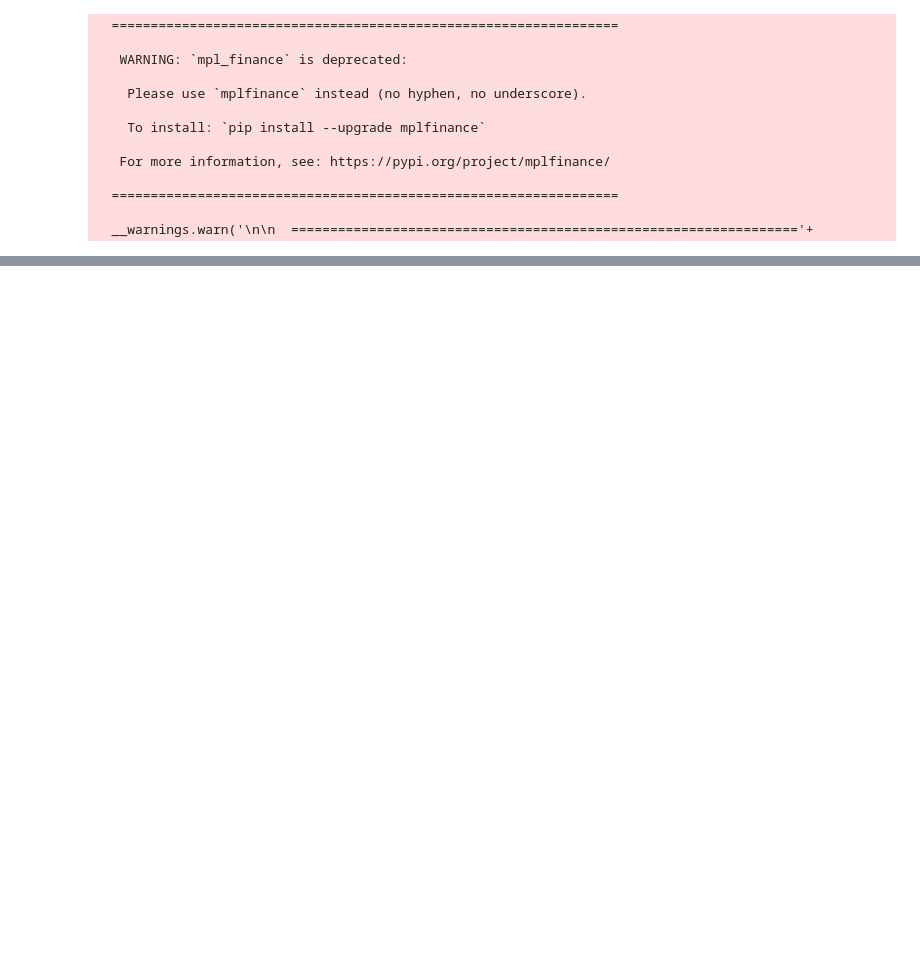
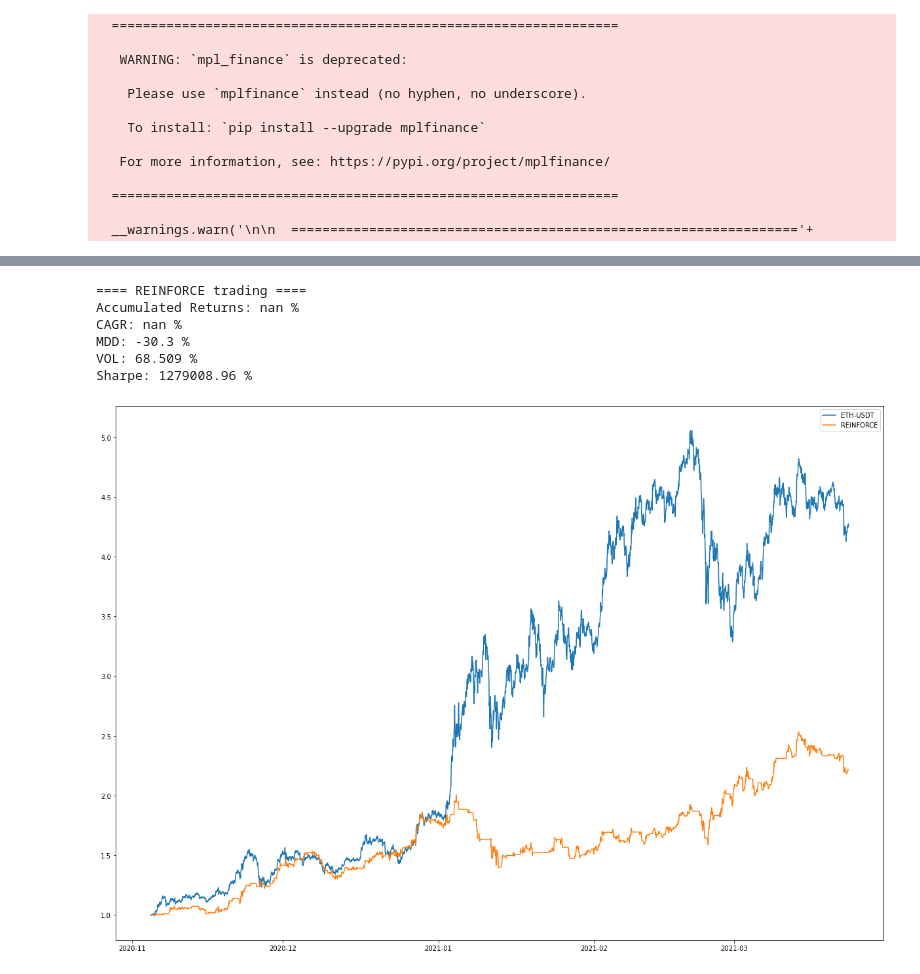
Before and after one commit to choij1589/SystemTrading, a Jupyter notebook: ReinforceTrading/REINFORCE.ipynb, the cells around one changed output, grey strips where cells are left out. Drawn from its saved outputs; the diff is of its cells as text; code cells hidden in the pictures; blank space fills up the shorter version.

```diff
--- a/ReinforceTrading/REINFORCE.ipynb
+++ b/ReinforceTrading/REINFORCE.ipynb
@@ -278,0 +361,60 @@ NameError: name 'pi' is not defined
+# %%
+val_states = val_sample.to_numpy()
+ref = val_sample[['close']].copy()
+ref['number'] = ref.index.map(mdates.date2num)
+ref['reward'] = 1. + ref['close'].pct_change()
+ref['total_reward'] = ref['reward'].cumprod()
+
+#  Buy and hold
+book = val_sample[['close']].copy()
+book['number'] = book.index.map(mdates.date2num)
+book['reward'] = 1.
+book['total_reward'] = 1.
+book['action'] = False
+for i, idx in enumerate(book.index):
+    state = train_states[i][5:]
+    prob = pi(torch.from_numpy(state).float())
+    m = Categorical(prob)
+    action = m.sample().item()
+    if action == 0:
+        book.loc[idx, 'reward'] = 1.
+    else:
+        book.loc[idx, 'action'] = True
+        book.loc[idx, 'reward'] = ref.shift(-1).loc[idx, 'close']/ref.loc[idx, 'close']
+
+total_reward = 1.
+for idx in book.index:
+    total_reward *= book.loc[idx, 'reward']
+    book.loc[idx, 'total_reward'] = total_reward
+CAGR = book['total_reward'].iloc[-1]**(365*24/len(book.index)) - 1.
+historical_max = book['total_reward'].cummax()
+daily_drawdown = book['total_reward']/historical_max - 1.
+historical_dd = daily_drawdown.cummin()
+MDD = historical_dd.min()
+VOL = np.std(book['reward'])*np.sqrt(365.*24)
+Sharpe = (np.mean(book['reward'])/np.std(book['reward'])*np.sqrt(365.*24))
+
+print("==== REINFORCE trading ====")
+print("Accumulated Returns:", round((total_reward-1.)*100, 2), "%")
+print("CAGR:", round(CAGR*100, 2), "%")
+print("MDD:", round(MDD*100, 2), "%")
+print("VOL:", round(VOL*100, 3), "%")
+print("Sharpe:", round(Sharpe*100,2), "%")
+
+plt.figure(figsize=(21, 15))
+#plt.yscale('log')
+#for coin in samples.keys():
+#    plt.plot(samples[coin].index, samples[coin].total_reward, label=coin)
+plt.plot(ref.index, ref.total_reward, label="ETH-USDT")
+plt.plot(book.index, book.total_reward, label="REINFORCE")
+plt.legend(loc='best')
+
+plt.show()
+# %% [output]
+==== REINFORCE trading ====
+Accumulated Returns: nan %
+CAGR: nan %
+MDD: -30.3 %
+VOL: 68.509 %
+Sharpe: 1279008.96 %
+[figure, added]
```
Also changed, not shown: parts of 10 cells of this notebook, 24 other files.
